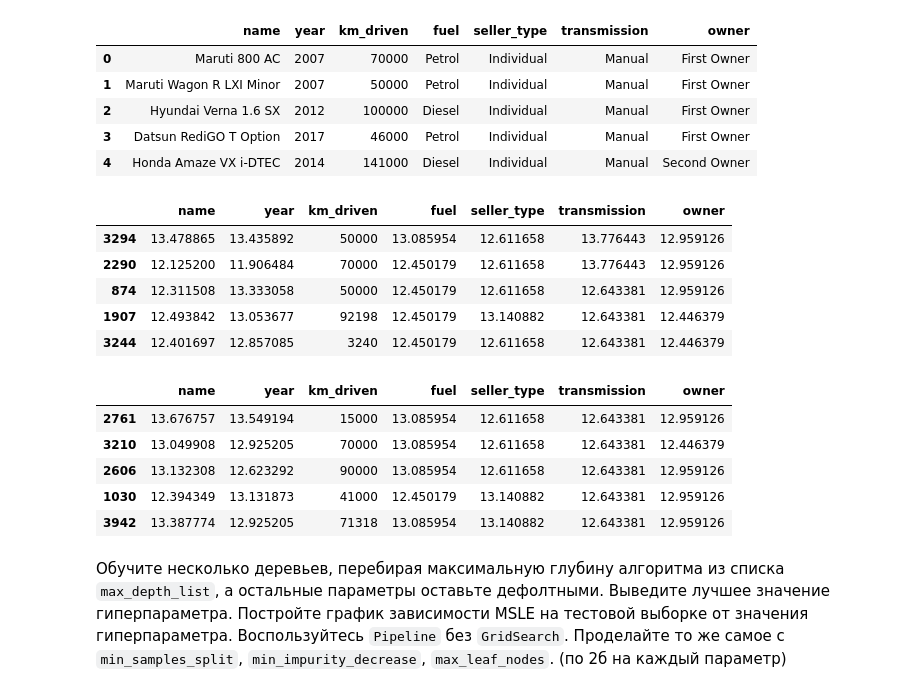
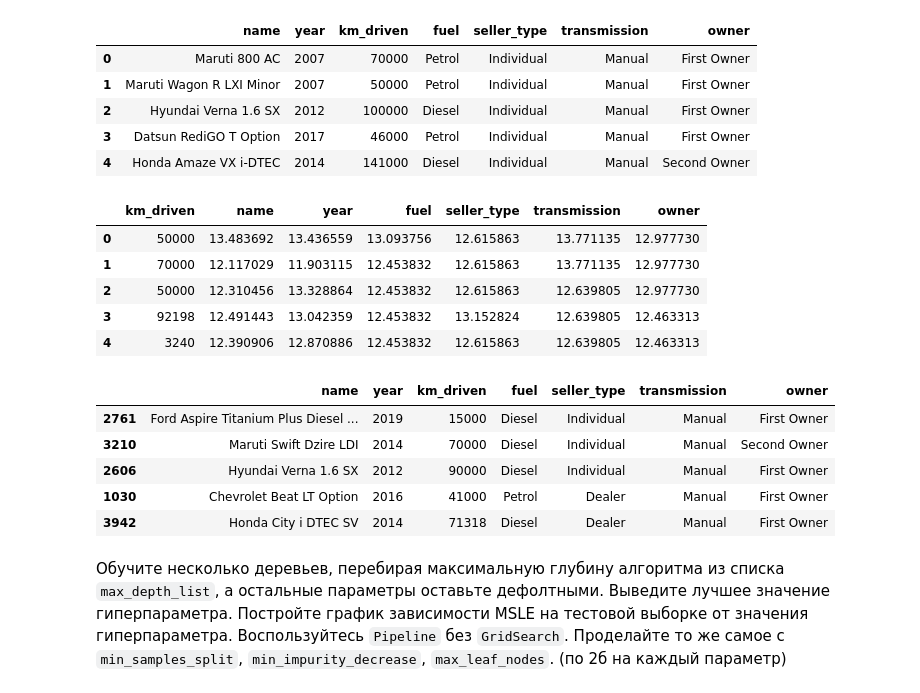
Before and after one commit to Dmitrysw/ML, a Jupyter notebook: lesson_18/HW_18.ipynb, the cells around one changed output. Cells and saved outputs as stored; diff of their text form; code cells hidden in the pictures.

```diff
--- a/lesson_18/HW_18.ipynb
+++ b/lesson_18/HW_18.ipynb
@@ -87,6 +87,9 @@ X.head()
 | 2 | Hyundai Verna 1.6 SX | 2012 | 100000 | Diesel | Individual | Manual | First Owner |
 | 3 | Datsun RediGO T Option | 2017 | 46000 | Petrol | Individual | Manual | First Owner |
 | 4 | Honda Amaze VX i-DTEC | 2014 | 141000 | Diesel | Individual | Manual | Second Owner |
+# %%
+def func1(x):
+    return np.sum(x) / x.size + 0.006 * np.random.normal(loc = 0.0, scale = 1.0, size =1)[0]
 # %%
 from sklearn.base import BaseEstimator, TransformerMixin
 
@@ -114,31 +160,31 @@ class MeanTargetEncoderNoise(BaseEstimator, TransformerMixin):
 # %%
 ### Проверка работы трансформера
 
 np.random.seed(1)
 transformer = MeanTargetEncoderNoise(categorical=object_cols, numeric=num_cols)
 
 transformer.fit(X_train, y_train)
 
-X_train = transformer.transform(X_train)
-X_test = transformer.transform(X_test)
+train = transformer.transform(X_train)
+test = transformer.transform(X_test)
 
-X_train.head()
+train.head()
 # %% [output]
-|  | name | year | km_driven | fuel | seller_type | transmission | owner |
-| 3294 | 13.478865 | 13.435892 | 50000 | 13.085954 | 12.611658 | 13.776443 | 12.959126 |
-| 2290 | 12.125200 | 11.906484 | 70000 | 12.450179 | 12.611658 | 13.776443 | 12.959126 |
-| 874 | 12.311508 | 13.333058 | 50000 | 12.450179 | 12.611658 | 12.643381 | 12.959126 |
-| 1907 | 12.493842 | 13.053677 | 92198 | 12.450179 | 13.140882 | 12.643381 | 12.446379 |
-| 3244 | 12.401697 | 12.857085 | 3240 | 12.450179 | 12.611658 | 12.643381 | 12.446379 |
+|  | km_driven | name | year | fuel | seller_type | transmission | owner |
+| 0 | 50000 | 13.483692 | 13.436559 | 13.093756 | 12.615863 | 13.771135 | 12.977730 |
+| 1 | 70000 | 12.117029 | 11.903115 | 12.453832 | 12.615863 | 13.771135 | 12.977730 |
+| 2 | 50000 | 12.310456 | 13.328864 | 12.453832 | 12.615863 | 12.639805 | 12.977730 |
+| 3 | 92198 | 12.491443 | 13.042359 | 12.453832 | 13.152824 | 12.639805 | 12.463313 |
+| 4 | 3240 | 12.390906 | 12.870886 | 12.453832 | 12.615863 | 12.639805 | 12.463313 |
 # %%
 X_test.head()
 # %% [output]
 |  | name | year | km_driven | fuel | seller_type | transmission | owner |
-| 2761 | 13.676757 | 13.549194 | 15000 | 13.085954 | 12.611658 | 12.643381 | 12.959126 |
-| 3210 | 13.049908 | 12.925205 | 70000 | 13.085954 | 12.611658 | 12.643381 | 12.446379 |
-| 2606 | 13.132308 | 12.623292 | 90000 | 13.085954 | 12.611658 | 12.643381 | 12.959126 |
-| 1030 | 12.394349 | 13.131873 | 41000 | 12.450179 | 13.140882 | 12.643381 | 12.959126 |
-| 3942 | 13.387774 | 12.925205 | 71318 | 13.085954 | 13.140882 | 12.643381 | 12.959126 |
+| 2761 | Ford Aspire Titanium Plus Diesel ... | 2019 | 15000 | Diesel | Individual | Manual | First Owner |
+| 3210 | Maruti Swift Dzire LDI | 2014 | 70000 | Diesel | Individual | Manual | Second Owner |
+| 2606 | Hyundai Verna 1.6 SX | 2012 | 90000 | Diesel | Individual | Manual | First Owner |
+| 1030 | Chevrolet Beat LT Option | 2016 | 41000 | Petrol | Dealer | Manual | First Owner |
+| 3942 | Honda City i DTEC SV | 2014 | 71318 | Diesel | Dealer | Manual | First Owner |
 # %% [markdown]
 Обучите несколько деревьев, перебирая максимальную глубину алгоритма из списка `max_depth_list`, а остальные параметры оставьте дефолтными. Выведите лучшее значение гиперпараметра. Постройте график зависимости MSLE на тестовой выборке от значения гиперпараметра. Воспользуйтесь `Pipeline` без `GridSearch`. Проделайте то же самое с `min_samples_split`, `min_impurity_decrease`, `max_leaf_nodes`. (по 2б на каждый параметр)
 # %%
```
Also changed, not shown: parts of 6 cells of this notebook, 1 other file.
